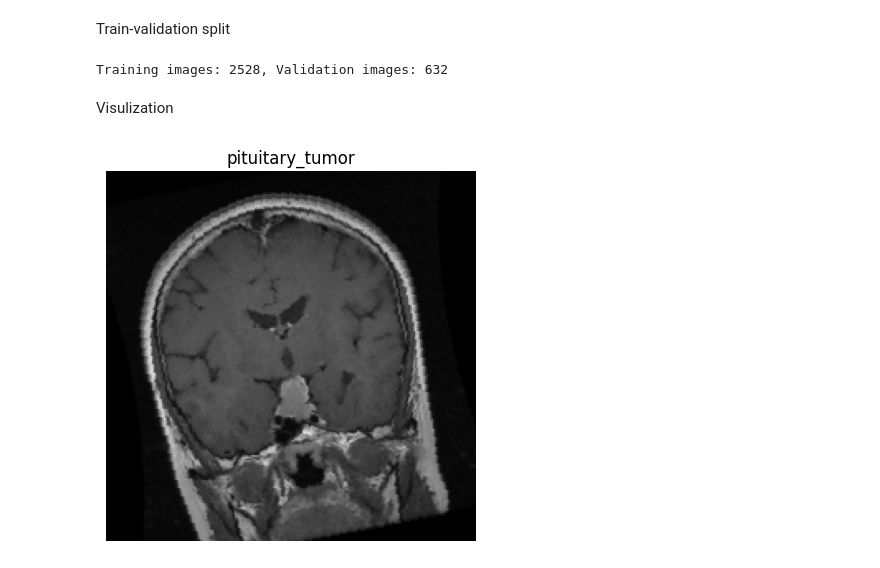
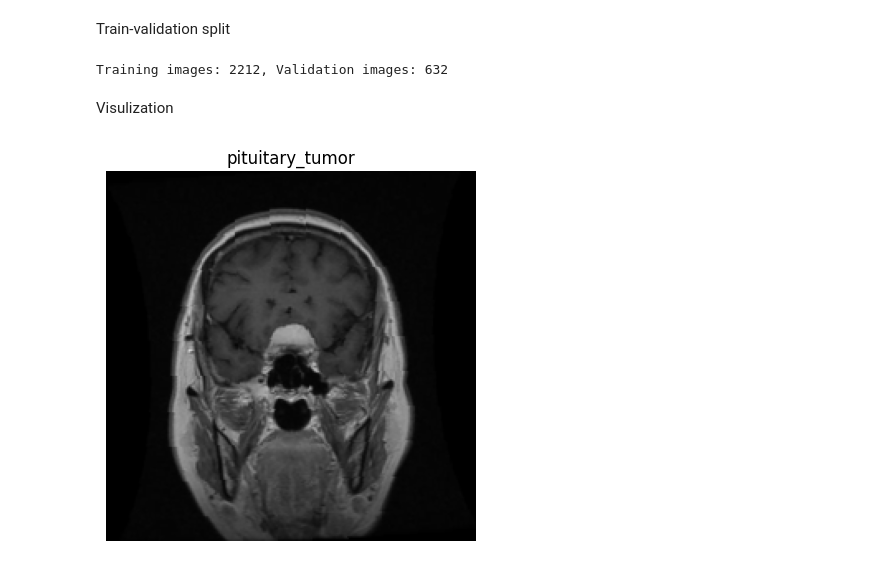
Before and after one commit to MouhebAbdelhafidh/Brain-Tumor-Images-Classification, a Jupyter notebook: Data-Preprocessing/Brain_tumor_data_preprocessing.ipynb, the cells around one changed output. Drawn from its saved outputs; the diff is of its cells as text; code cells hidden in the pictures.

Commit message:
Modifying data splitting

```diff
--- a/Data-Preprocessing/Brain_tumor_data_preprocessing.ipynb
+++ b/Data-Preprocessing/Brain_tumor_data_preprocessing.ipynb
@@ -114,18 +114,20 @@ Classes: ['glioma_tumor', 'meningioma_tumor', 'no_tumor', 'pituitary_tumor']
 Train-validation split
 # %%
 # Define train-validation split
-train_size = int(0.8 * len(dataset))
-val_size = len(dataset) - train_size
+train_size = int(0.7 * len(dataset))
+val_size = int(0.2 * len(dataset))
+test_size = len(dataset) - (train_size + val_size)
 
-train_ds, val_ds = random_split(dataset, [train_size, val_size])
+train_ds, val_ds, test_ds = random_split(dataset, [train_size, val_size, test_size])
 
 # Create DataLoaders
 train_loader = DataLoader(train_ds, batch_size=32, shuffle=True)
 val_loader = DataLoader(val_ds, batch_size=32, shuffle=False)
+test_loader = DataLoader(test_ds, batch_size=32, shuffle=False)
 
 print(f"Training images: {len(train_ds)}, Validation images: {len(val_ds)}")
 # %% [output]
-Training images: 2528, Validation images: 632
+Training images: 2212, Validation images: 632
 # %%
 train_transform = transforms.Compose([
     transforms.Resize((224, 224)),
@@ -142,17 +144,17 @@ Visulization
 # %%
 def imshow(img, label):
     img = img / 2 + 0.5  # Unnormalize
     npimg = img.numpy().transpose((1, 2, 0))
     plt.imshow(npimg)
     plt.title(class_names[label])
     plt.axis("off")
     plt.show()
 
 # Get one batch of images
 dataiter = iter(train_loader)
 images, labels = next(dataiter)
 
 # Display the first image
-imshow(images[0], labels[0].item())
+imshow(images[1], labels[1].item())
 # %% [output]
-[figure, old version]
+[figure, new version]
```
